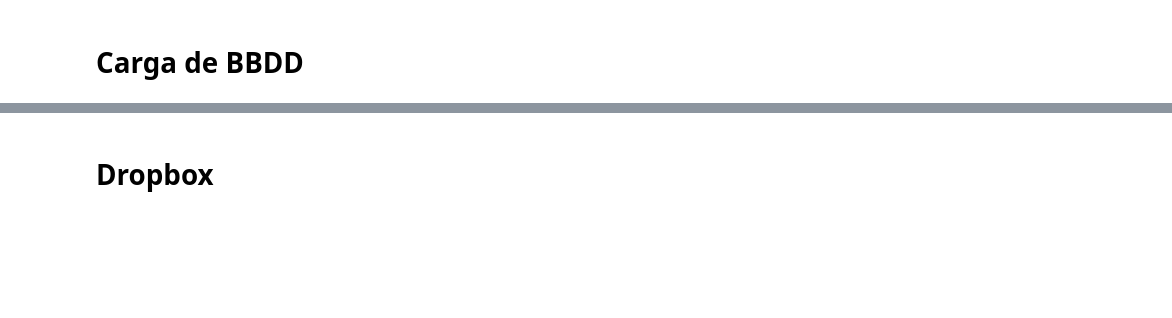
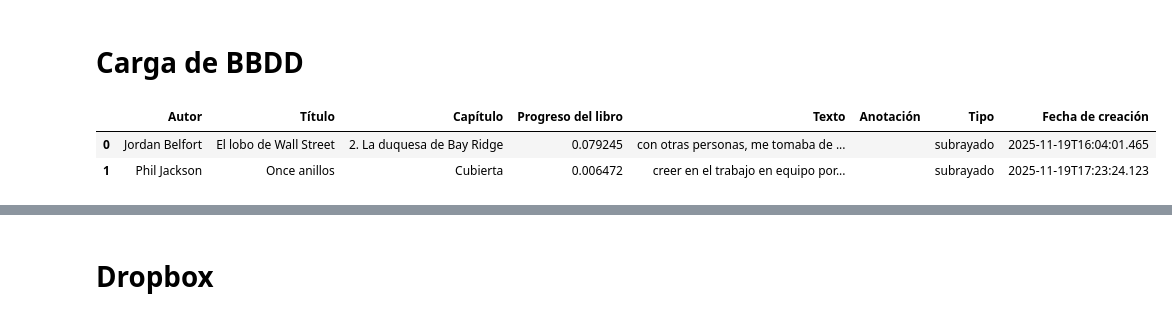
Before and after one commit to jaguirrepeman/koboannotations, a Jupyter notebook: notebook_kobo.ipynb, the cells around one changed output, grey strips where cells are left out. Drawn from its saved outputs; the diff is of its cells as text; code cells hidden in the pictures; blank space fills up the shorter version.

Commit message:
Migracion de anotaciones

```diff
--- a/notebook_kobo.ipynb
+++ b/notebook_kobo.ipynb
@@ -17,3 +17,9 @@ db.connect()  # Establecer conexión
 anotaciones_df = db.get_annotations()
 libros_ereader_df = db.get_books()
 # db.close()
+# %%
+anotaciones_df
+# %% [output]
+|  | Autor | Título | Capítulo | Progreso del libro | Texto | Anotación | Tipo | Fecha de creación |
+| 0 | Jordan Belfort | El lobo de Wall Street | 2. La duquesa de Bay Ridge | 0.079245 | con otras personas, me tomaba de ... |  | subrayado | 2025-11-19T16:04:01.465 |
+| 1 | Phil Jackson | Once anillos | Cubierta | 0.006472 | creer en el trabajo en equipo por... |  | subrayado | 2025-11-19T17:23:24.123 |
```
Also changed, not shown: parts of 3 cells of this notebook, 6 other files.
